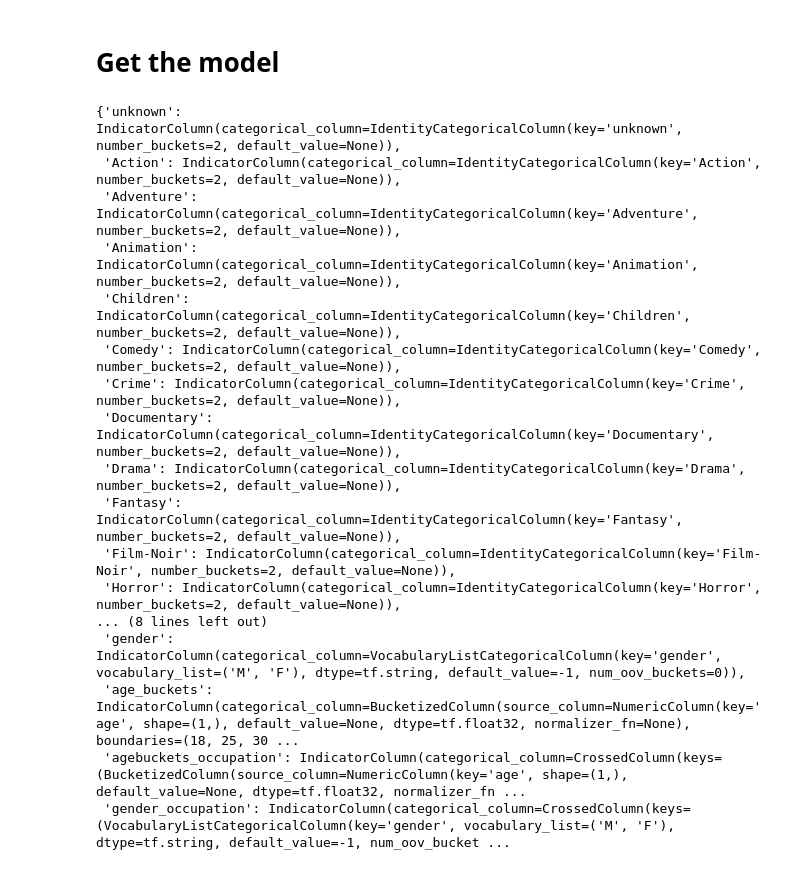
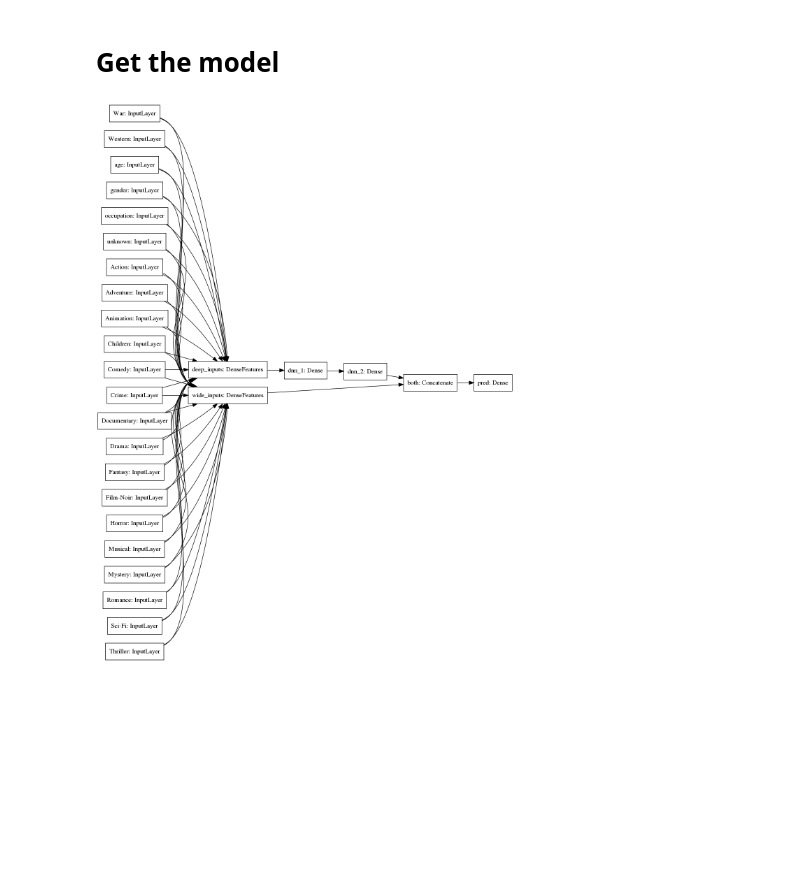
Before and after one commit to MaiziXiao/recsys, a Jupyter notebook: recsys/WIde&Deep.ipynb, the cells around one changed output. Cells and saved outputs as stored; diff of their text form; code cells hidden in the pictures; blank space fills up the shorter version.

Commit message:
wide_and_deep_model finished

```diff
--- a/recsys/WIde&Deep.ipynb
+++ b/recsys/WIde&Deep.ipynb
@@ -119,28 +127,32 @@ category.update({
                                            'marketing', 'student', 'artist', 'engineer', 'librarian',
                                            'educator', 'other', 'scientist', 'homemaker', 'salesman',
                                            'healthcare', 'entertainment', 'retired', 'writer', 'none',
-                                           'lawyer', 'doctor']),
+                                           'lawyer', 'doctor'], default_value=0),
         'gender': tf.feature_column.categorical_column_with_vocabulary_list('gender', vocabulary_list=['M', 'F']),
         'age_buckets': tf.feature_column.bucketized_column(numeric["age"], boundaries=[18, 25, 30, 35, 40, 45, 50, 55, 60, 65])
 })
-
-inputs = {
-    colname : tf.keras.layers.Input(name=colname, shape=(), dtype='int8')
-          for colname in numeric.keys()
-}
-inputs.update({
-    colname : tf.keras.layers.Input(name=colname, shape=(), dtype='int8')
-          for colname in ['unknown','Action', 'Adventure', 'Animation', 'Children',
-                                    'Comedy', 'Crime','Documentary', 'Drama', 'Fantasy', 'Film-Noir',
-                                    'Horror', 'Musical','Mystery', 'Romance', 'Sci-Fi', 'Thriller',
-                                    'War', 'Western']
-})
-inputs.update({
-    colname : tf.keras.layers.Input(name=colname, shape=(), dtype='string')
-          for colname in ["occupation", "gender", "age_buckets"]
-})
+# %%
+# All input features
+inputs = {
+    colname : tf.keras.layers.Input(name=colname, shape=(), dtype='int8')  #
+          for colname in numeric.keys()
+}
+inputs.update({
+    colname : tf.keras.layers.Input(name=colname, shape=(), dtype='int8')
+          for colname in ['unknown','Action', 'Adventure', 'Animation', 'Children',
+                                    'Comedy', 'Crime','Documentary', 'Drama', 'Fantasy', 'Film-Noir',
+                                    'Horror', 'Musical','Mystery', 'Romance', 'Sci-Fi', 'Thriller',
+                                    'War', 'Western']
+})
+inputs.update({
+    colname : tf.keras.layers.Input(name=colname, shape=(), dtype='string')
+          for colname in ["occupation", "gender"]
+})
 # %%
-wide = {col_name: column for col_name, column in category.items()}
+# Wide features
+wide = {
+    col_name: column for col_name, column in category.items()
+}
 wide.update({
     "agebuckets_occupation": tf.feature_column.crossed_column([category["age_buckets"], category['occupation']], 10*21),
     "gender_occupation": tf.feature_column.crossed_column([category["gender"], category['occupation']], 2*21)
@@ -188,23 +199,7 @@ model = wide_and_deep_classifier(
     wide_columns = wide.values(),
     deep_columns = deep.values(),
     dnn_hidden_units = DNN_HIDDEN_UNITS)
-# %%
-wide
-# %% [output]
-{'unknown': IndicatorColumn(categorical_column=IdentityCategoricalColumn(key='unknown', number_buckets=2, default_value=None)),
- 'Action': IndicatorColumn(categorical_column=IdentityCategoricalColumn(key='Action', number_buckets=2, default_value=None)),
- 'Adventure': IndicatorColumn(categorical_column=IdentityCategoricalColumn(key='Adventure', number_buckets=2, default_value=None)),
- 'Animation': IndicatorColumn(categorical_column=IdentityCategoricalColumn(key='Animation', number_buckets=2, default_value=None)),
- 'Children': IndicatorColumn(categorical_column=IdentityCategoricalColumn(key='Children', number_buckets=2, default_value=None)),
- 'Comedy': IndicatorColumn(categorical_column=IdentityCategoricalColumn(key='Comedy', number_buckets=2, default_value=None)),
- 'Crime': IndicatorColumn(categorical_column=IdentityCategoricalColumn(key='Crime', number_buckets=2, default_value=None)),
- 'Documentary': IndicatorColumn(categorical_column=IdentityCategoricalColumn(key='Documentary', number_buckets=2, default_value=None)),
- 'Drama': IndicatorColumn(categorical_column=IdentityCategoricalColumn(key='Drama', number_buckets=2, default_value=None)),
- 'Fantasy': IndicatorColumn(categorical_column=IdentityCategoricalColumn(key='Fantasy', number_buckets=2, default_value=None)),
- 'Film-Noir': IndicatorColumn(categorical_column=IdentityCategoricalColumn(key='Film-Noir', number_buckets=2, default_value=None)),
- 'Horror': IndicatorColumn(categorical_column=IdentityCategoricalColumn(key='Horror', number_buckets=2, default_value=None)),
-... (8 lines left out)
- 'gender': IndicatorColumn(categorical_column=VocabularyListCategoricalColumn(key='gender', vocabulary_list=('M', 'F'), dtype=tf.string, default_value=-1, num_oov_buckets=0)),
- 'age_buckets': IndicatorColumn(categorical_column=BucketizedColumn(source_column=NumericColumn(key='age', shape=(1,), default_value=None, dtype=tf.float32, normalizer_fn=None), boundaries=(18, 25, 30 ...
- 'agebuckets_occupation': IndicatorColumn(categorical_column=CrossedColumn(keys=(BucketizedColumn(source_column=NumericColumn(key='age', shape=(1,), default_value=None, dtype=tf.float32, normalizer_fn ...
- 'gender_occupation': IndicatorColumn(categorical_column=CrossedColumn(keys=(VocabularyListCategoricalColumn(key='gender', vocabulary_list=('M', 'F'), dtype=tf.string, default_value=-1, num_oov_bucket ...
+# %%
+tf.keras.utils.plot_model(model, 'deep_and_wide_model.png', show_shapes=False, rankdir='LR')
+# %% [output]
+[figure, added]
```
Also changed, not shown: parts of 19 cells of this notebook, 1 other file.
